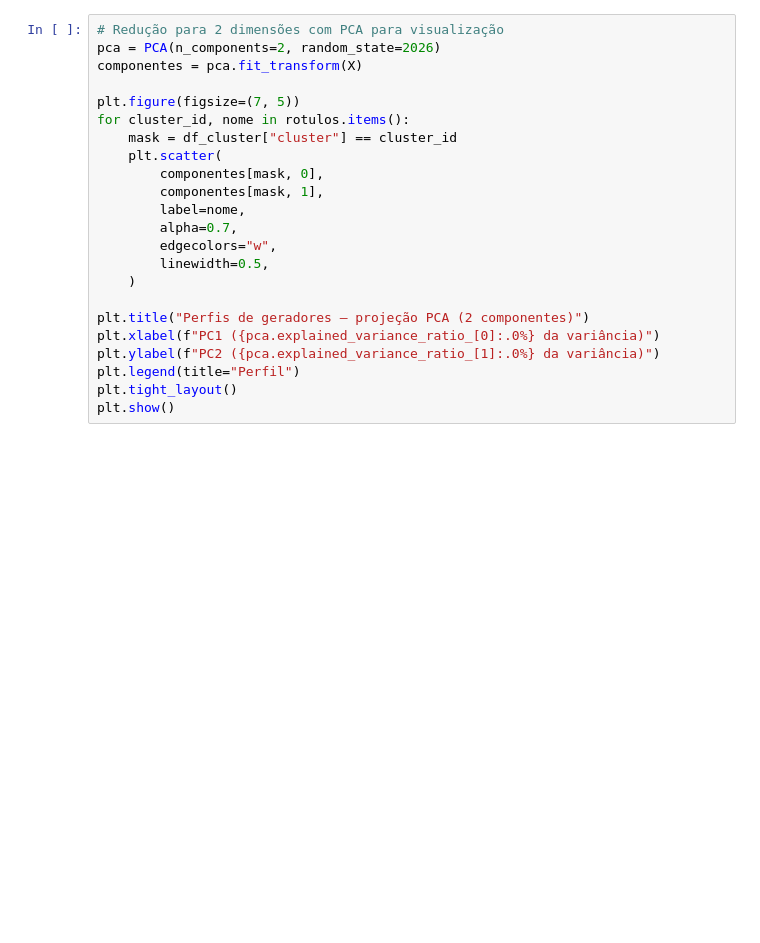
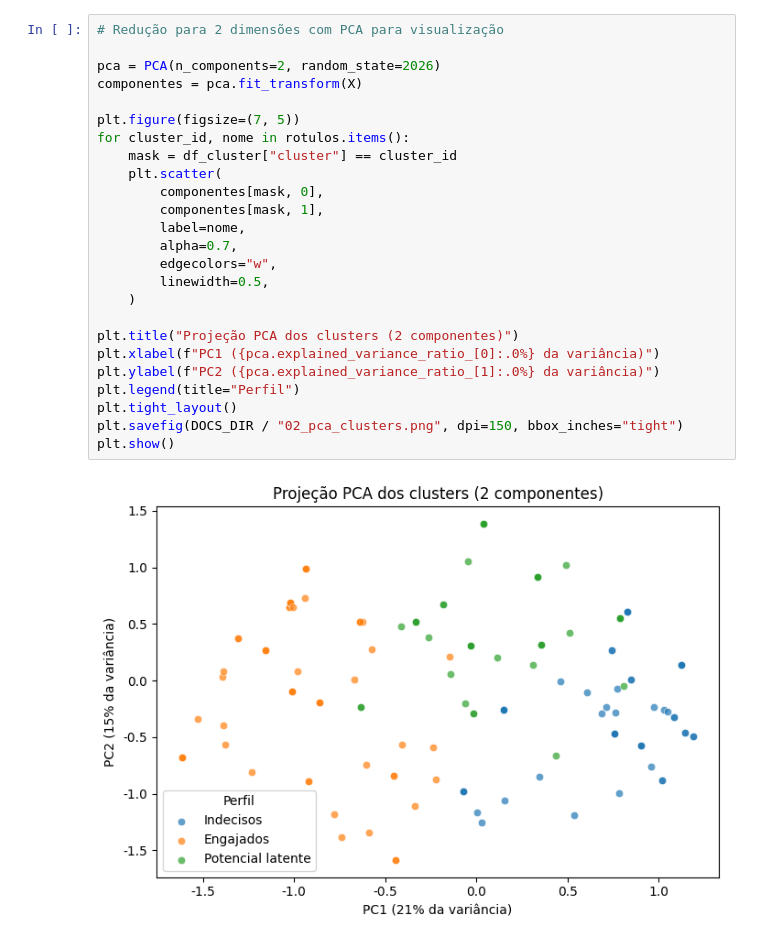
Before and after one commit to marcosconci1/residuos-chapeco-ml, a Jupyter notebook: notebooks/02_clusterizacao.ipynb, the cells around one changed output. Saved outputs shown, nothing was run; the diff lists cells and outputs as text; blank space fills up the shorter version.

```diff
--- a/notebooks/02_clusterizacao.ipynb
+++ b/notebooks/02_clusterizacao.ipynb
@@ -92,24 +118,28 @@ plt.show()
 # %%
 # Redução para 2 dimensões com PCA para visualização
+
 pca = PCA(n_components=2, random_state=2026)
 componentes = pca.fit_transform(X)
 
 plt.figure(figsize=(7, 5))
 for cluster_id, nome in rotulos.items():
     mask = df_cluster["cluster"] == cluster_id
     plt.scatter(
         componentes[mask, 0],
         componentes[mask, 1],
         label=nome,
         alpha=0.7,
         edgecolors="w",
         linewidth=0.5,
     )
 
-plt.title("Perfis de geradores — projeção PCA (2 componentes)")
+plt.title("Projeção PCA dos clusters (2 componentes)")
 plt.xlabel(f"PC1 ({pca.explained_variance_ratio_[0]:.0%} da variância)")
 plt.ylabel(f"PC2 ({pca.explained_variance_ratio_[1]:.0%} da variância)")
 plt.legend(title="Perfil")
 plt.tight_layout()
+plt.savefig(DOCS_DIR / "02_pca_clusters.png", dpi=150, bbox_inches="tight")
 plt.show()
+# %% [output]
+[figure, added]
 # %%
```
Also changed, not shown: parts of 12 cells of this notebook, 26 other files.
